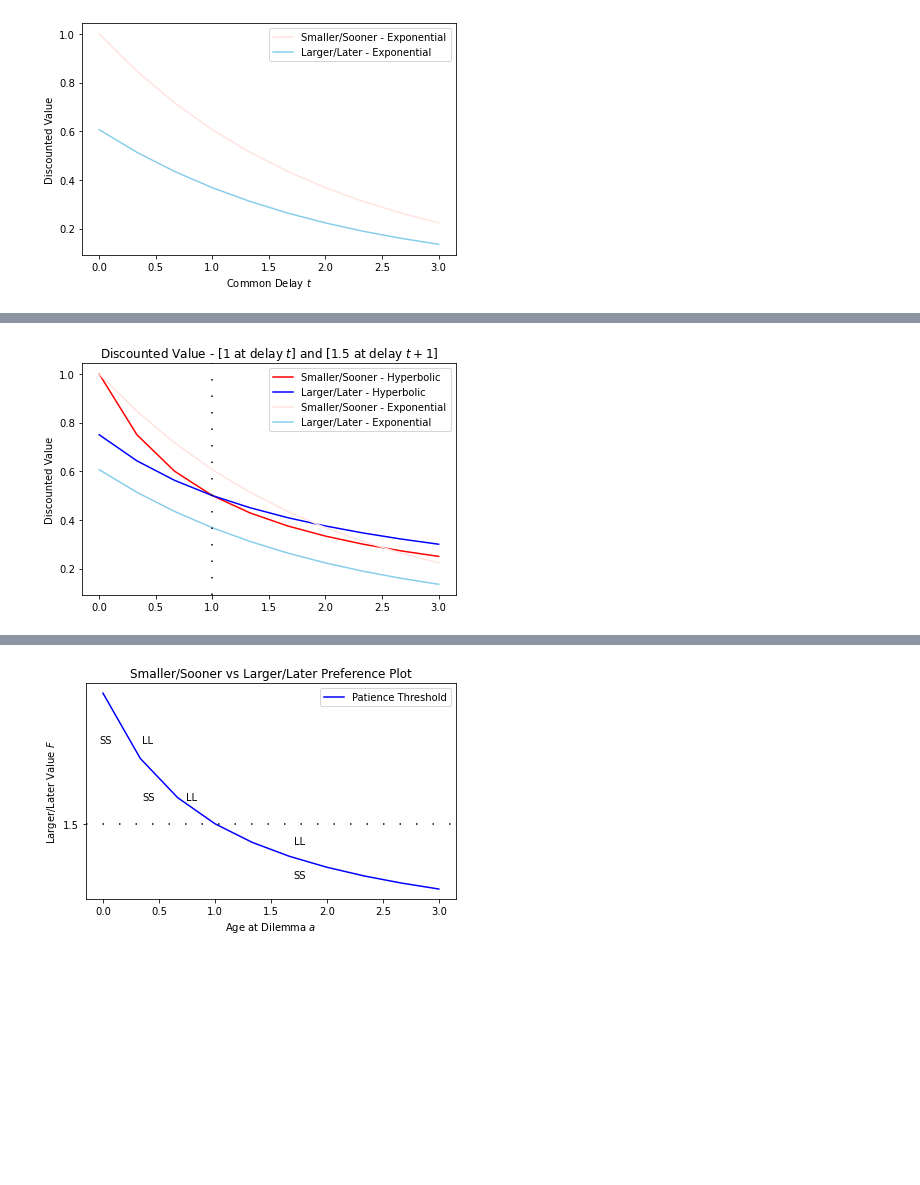
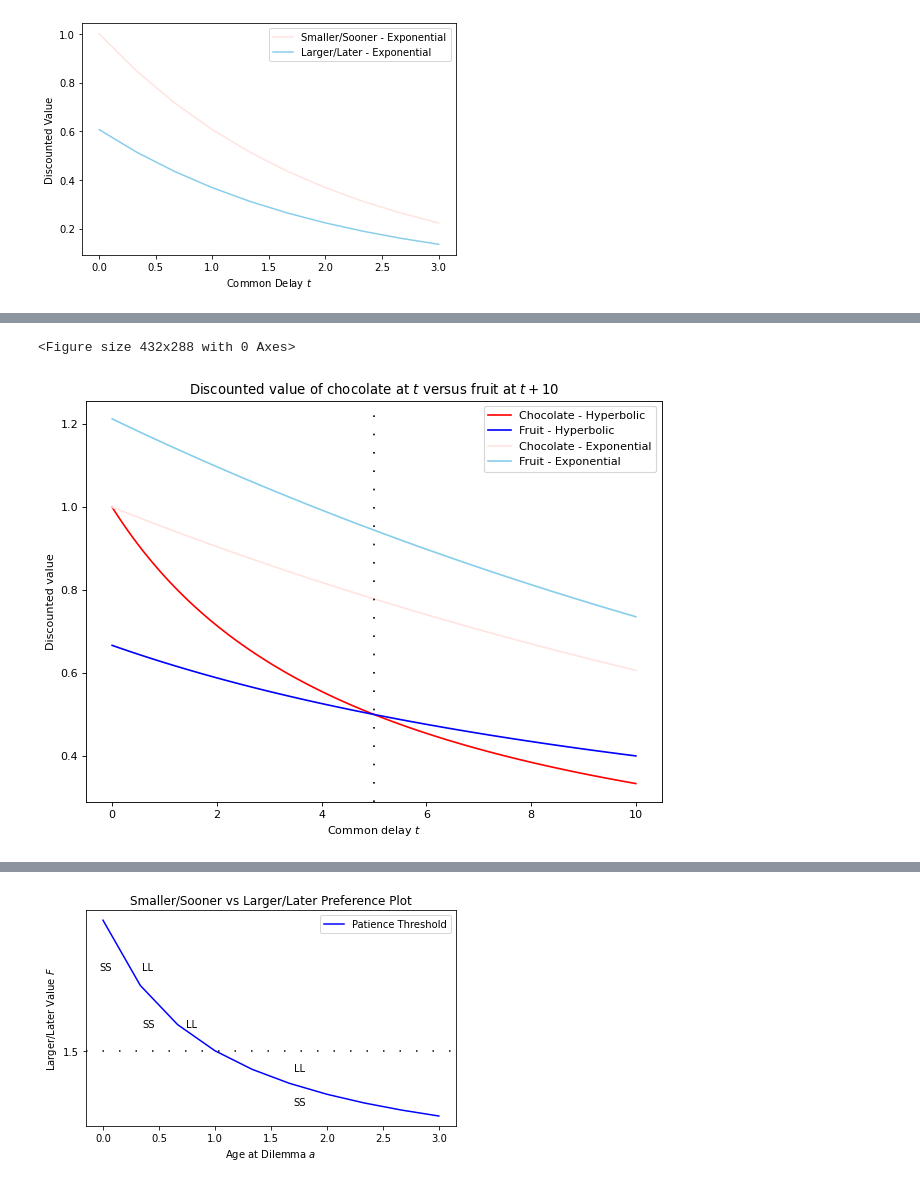
Before and after one commit to erozon/evolution_of_patience, a Jupyter notebook: notebook_for_images/images.ipynb, the cells around one changed output, grey strips where cells are left out. Saved outputs shown, nothing was run; the diff lists cells and outputs as text; code cells hidden in the pictures; blank space fills up the shorter version.

```diff
--- a/notebook_for_images/images.ipynb
+++ b/notebook_for_images/images.ipynb
@@ -284,0 +338,16 @@ plt.show()
+# %%
+t = np.linspace(0,10,100)
+r = 0.05
+h = 0.2
+
+choc_exp_disc = exp(-r*t)
+choc_exp_app = 1/exp(-r*(t+10))
+
+choc_hyp_disc = 1/(1+h*t)
+choc_hyp_app = 1 + h*(t+10)
+
+fruit_exp_disc = 2*exp(-r*(t+10))
+fruit_exp_app = 2/exp(-r*(t))
+
+fruit_hyp_disc = 2/(1 + h*(t+10))
+fruit_hyp_app = 2 / (1/(1 + h*t))
@@ -285,27 +423,29 @@ plt.show()
 # %%
 fig = plt.figure()
+figure(figsize=(8, 6), dpi=80)
 
-plt.plot(x, ss, "r", label = r"Smaller/Sooner - Hyperbolic")
-plt.plot(x, ll, "b", label = r"Larger/Later - Hyperbolic")
+plt.plot(t, choc_hyp_disc, "r", label = r"Chocolate - Hyperbolic")
+plt.plot(t, fruit_hyp_disc, "b", label = r"Fruit - Hyperbolic")
 
-plt.plot(x, ss_exp, "mistyrose", label = r"Smaller/Sooner - Exponential")
-plt.plot(x, ll_exp, "skyblue", label = r"Larger/Later - Exponential")
+plt.plot(t, choc_exp_disc, "mistyrose", label = r"Chocolate - Exponential")
+plt.plot(t, fruit_exp_disc, "skyblue", label = r"Fruit - Exponential")
 
 
 
 
-plt.axvline(x=1, linestyle = (0, (1, 10)), color = "black")
+plt.axvline(x=5, linestyle = (0, (1, 10)), color = "black")
 #plt.axvline(x=3, linestyle = (0, (1, 10)), color = "black")
 
 
-plt.ylabel("Discounted Value")
-#plt.xlabel(r"Common Delay $t$")
-plt.title(r"Discounted Value - [1 at delay $t$] and [1.5 at delay $t+1$]")
+plt.ylabel("Discounted value")
+plt.xlabel(r"Common delay $t$")
+plt.title(r"Discounted value of chocolate at $t$ versus fruit at $t + 10$")
 
 plt.legend(loc='upper right')
 
 
 plt.tight_layout()
 plt.show()
 # %% [output]
+<Figure size 432x288 with 0 Axes>
-[figure, old version]
+[figure, new version]
```
Also changed, not shown: parts of 7 cells of this notebook, 1 other file.
